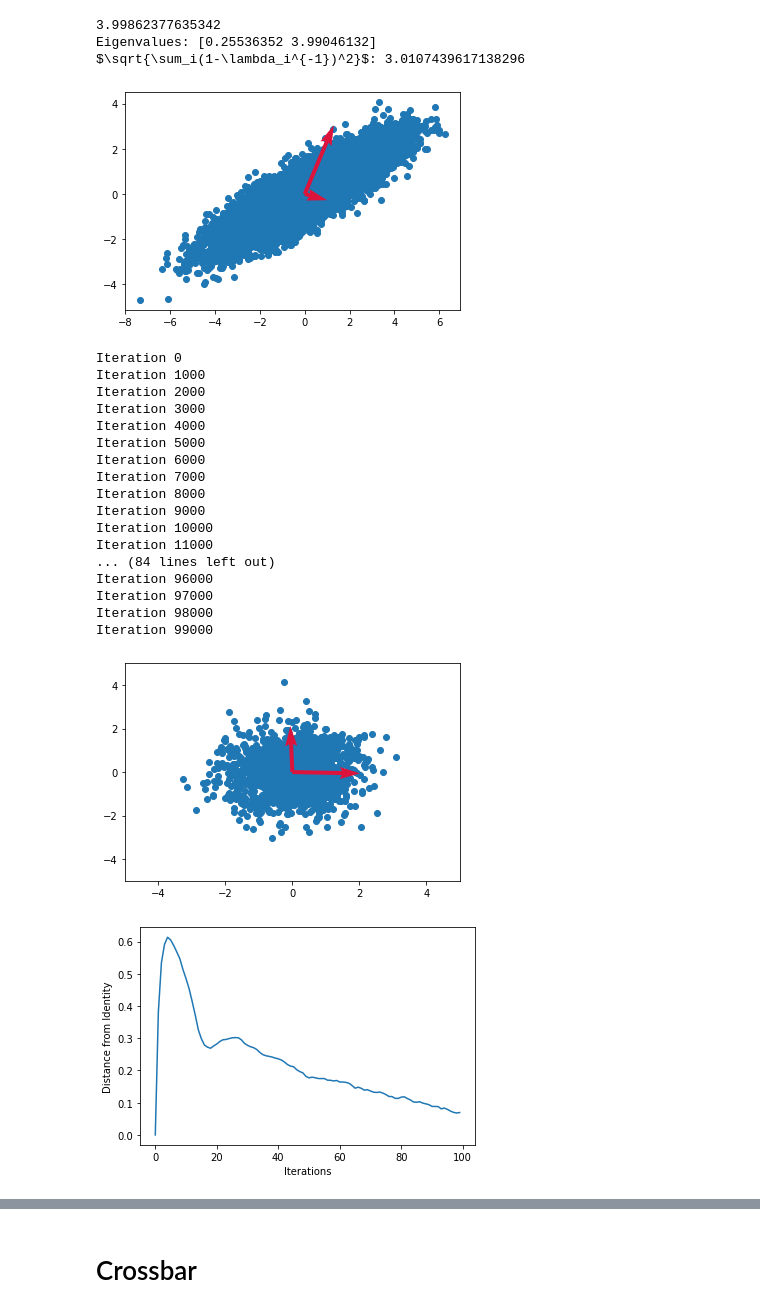
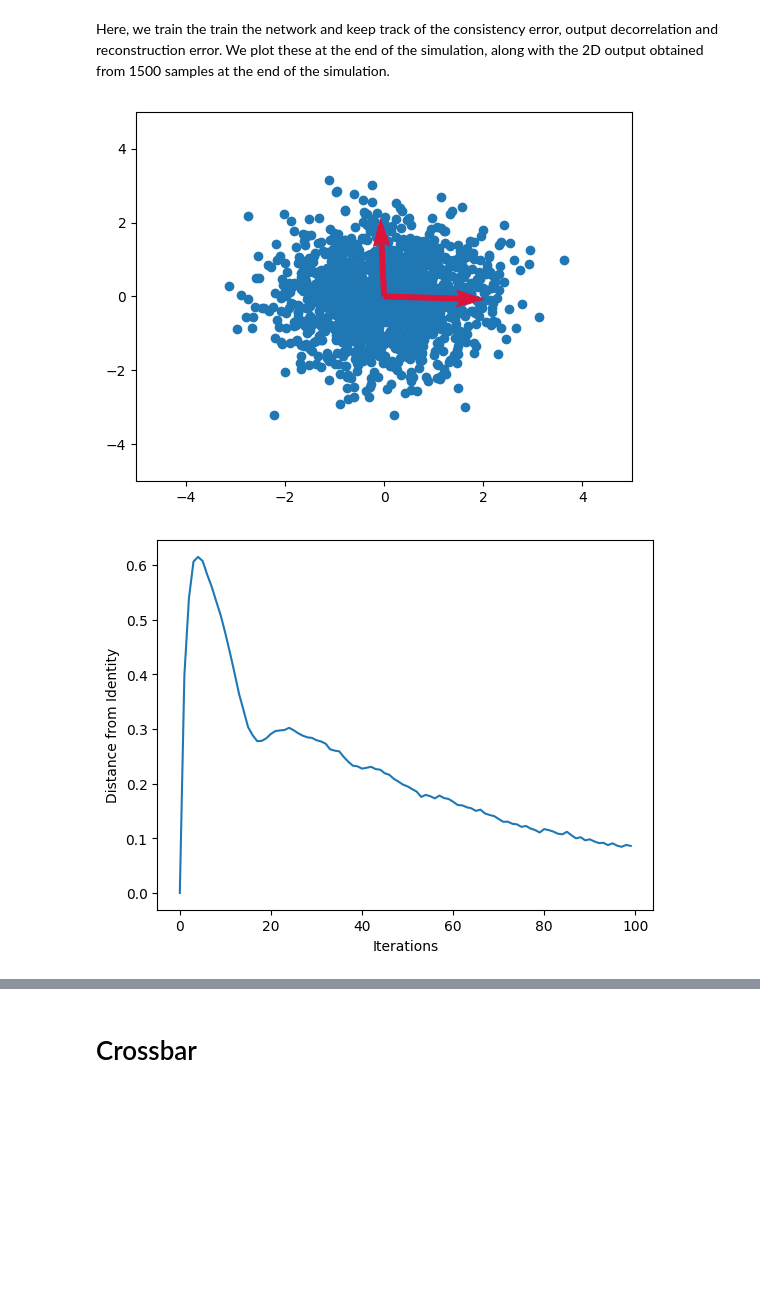
Before and after one commit to henri-edinb/predictive_learning, a Jupyter notebook: guassian_dynamics.ipynb, the cells around one changed output, grey strips where cells are left out. Saved outputs shown, nothing was run; the diff lists cells and outputs as text; code cells hidden in the pictures; blank space fills up the shorter version.

```diff
--- a/guassian_dynamics.ipynb
+++ b/guassian_dynamics.ipynb
@@ -38,38 +65,3 @@ network_params['step'] = 0.01
 #network_params['normalize_w_weights'] = True
 
 network = LateralInhibitoryLayer(network_params)
-# %%
-#plot example data with network weight vectors
-data = []
-for i in range(15000):
-    vg.set_random_position()
-    x = vg.get_current_frame()
-    data.append(x.copy())
-
-inverse_m = np.linalg.inv(network.m)
-neural_filters = network.w
-plt.scatter(np.array(data)[:, 0], np.array(data)[:, 1])
-
-plt.quiver(
-    0, 0, neural_filters[0,0], neural_filters[0,1],                       # Starting point (0,0) and vector components (u, v)
-    angles='xy', scale_units='xy', scale=0.5,  # Keeps vector scaling 1:1 with plot axes
-    color='crimson', width=0.012,
-)
-
-plt.quiver(
-    0, 0, neural_filters[1,0], neural_filters[1,1],                       # Starting point (0,0) and vector components (u, v)
-    angles='xy', scale_units='xy', scale=0.5,  # Keeps vector scaling 1:1 with plot axes
-    color='crimson', width=0.012,
-)
-cov_x = np.cov(np.array(data), rowvar=False)
-print(np.linalg.norm(cov_x, ord='fro'))
-eigenvalues = np.linalg.eigvalsh(cov_x)
-covariance_distance = np.sqrt(np.sum((1.0 - 1.0 / eigenvalues) ** 2))
-
-print("Eigenvalues:", eigenvalues)
-print(r"$\sqrt{\sum_i(1-\lambda_i^{-1})^2}$:", covariance_distance)
-# %% [output]
-3.99862377635342
-Eigenvalues: [0.25536352 3.99046132]
-$\sqrt{\sum_i(1-\lambda_i^{-1})^2}$: 3.0107439617138296
-[figure, removed]
@@ -83,8 +68,17 @@ synaptic_input_distance_from_identity = []
+# %% [markdown]
+Here, we train the train the network and keep track of the consistency error, output decorrelation and reconstruction error. We plot these at the end of the simulation, along with the 2D output obtained from 1500 samples at the end of the simulation.
 # %%
-#train network and save
-for i in range(100000):
+#train network and save results
+from tqdm.notebook import tqdm
+
+distance_from_identity = []
+consistency_error = []
+second_moment_estimate = []
+mse_error = []
+synaptic_input_distance_from_identity = []
+
+for i in tqdm(range(100000), desc="Training Network"):
     if i % 1000 == 0:
-        print(f"Iteration {i}")
         examples = []
         examples_input = []
         errors = []
@@ -127,49 +121,32 @@ plt.quiver(
 
 plt.quiver(
     0, 0, inverse_m[0,1], inverse_m[1,1],                       # Starting point (0,0) and vector components (u, v)
     angles='xy', scale_units='xy', scale=0.5,  # Keeps vector scaling 1:1 with plot axes
     color='crimson', width=0.012,
 )
 plt.xlim(-5, 5)
 plt.ylim(-5, 5)
 plt.show()
 
 plt.plot(distance_from_identity)
 plt.xlabel('Iterations')
 plt.ylabel('Distance from Identity')
 plt.show()
 
 plt.plot(consistency_error)
 plt.xlabel('Iterations')
 plt.ylabel('Consistency Error')
 plt.show()
 
 plt.plot(second_moment_estimate)
 plt.xlabel('Iterations')
 plt.ylabel('Output distance from Identity')
 plt.show()
 
 plt.plot(mse_error)
 plt.xlabel('Iterations')
 plt.ylabel('MSE Error')
 plt.show()
 # %% [output]
-Iteration 0
-Iteration 1000
-Iteration 2000
-Iteration 3000
-Iteration 4000
-Iteration 5000
-Iteration 6000
-Iteration 7000
-Iteration 8000
-Iteration 9000
-Iteration 10000
-Iteration 11000
-... (84 lines left out)
-Iteration 96000
-Iteration 97000
-Iteration 98000
-Iteration 99000
-[figure, old version]
+[figure, new version]
-[figure, old version]
+[figure, new version]
```
Also changed, not shown: parts of 18 cells of this notebook, 9 other files.
